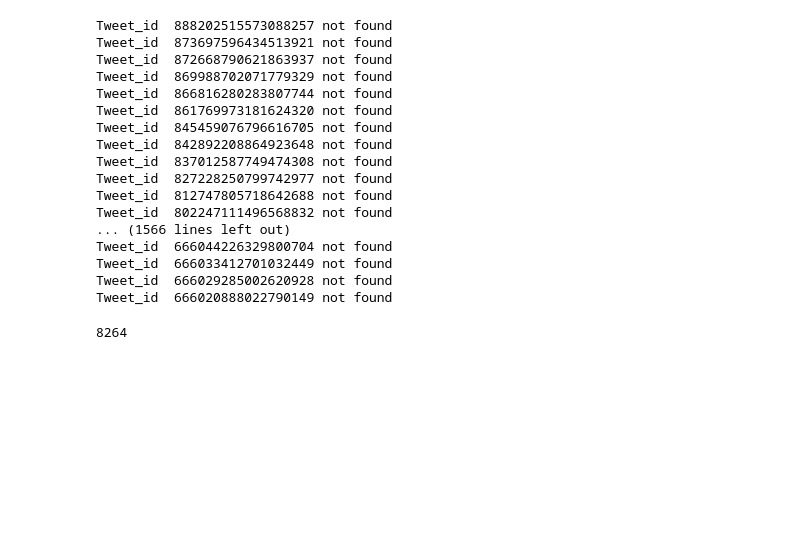
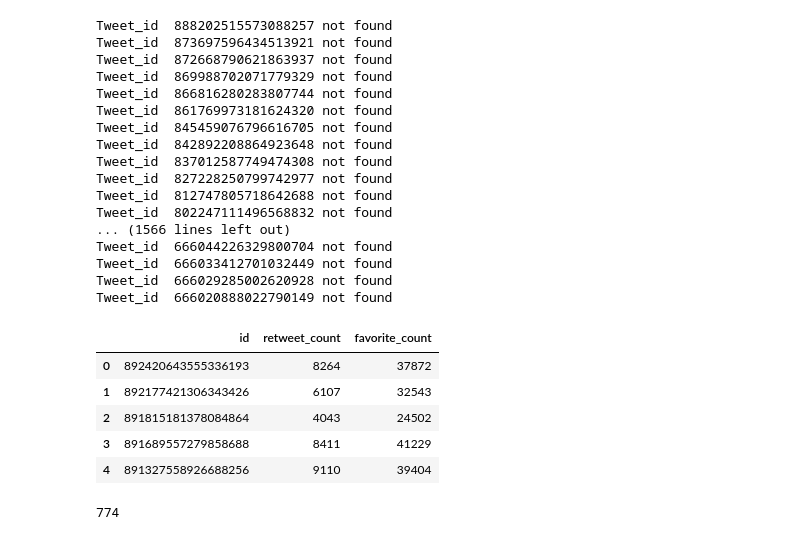
Before and after one commit to jgu1989/UdacityDataAnalystNanodegree, a Jupyter notebook: 4_Wrangle_Analyze/wrangle_act.ipynb, the cells around one changed output. Drawn from its saved outputs; the diff is of its cells as text; code cells hidden in the pictures; blank space fills up the shorter version.

Commit message:
Read json file and convert to dataframe

```diff
--- a/4_Wrangle_Analyze/wrangle_act.ipynb
+++ b/4_Wrangle_Analyze/wrangle_act.ipynb
@@ -25,8 +32,8 @@ auth.set_access_token(access_token, access_secret)
 
 api = tweepy.API(auth)
 
-
-with open('tweet_json.txt', 'w+') as outfile:
+fname = 'tweet_json.txt'
+with open(fname, 'w+') as outfile:
     for tweet_id in df.tweet_id:
         try:
             tweet = api.get_status(tweet_id, tweet_mode='extended')
@@ -53,7 +60,3 @@ Tweet_id  666044226329800704 not found
 Tweet_id  666033412701032449 not found
 Tweet_id  666029285002620928 not found
 Tweet_id  666020888022790149 not found
-# %%
-tweet._json['retweet_count']
-# %% [output]
-8264
@@ -63,0 +63,21 @@ open('google.ico', 'wb').write(r.content)
+# %%
+# read json file and convert to dataframe
+list_df = []
+column = ['id', 'retweet_count', 'favorite_count']
+with open(fname) as f:
+    for line in f:
+        data = json.loads(line)
+        list_df.append([data[k] for k in column ])
+df2 = pd.DataFrame(list_df, columns = column)
+df2.head()
+# %% [output]
+|  | id | retweet_count | favorite_count |
+| 0 | 892420643555336193 | 8264 | 37872 |
+| 1 | 892177421306343426 | 6107 | 32543 |
+| 2 | 891815181378084864 | 4043 | 24502 |
+| 3 | 891689557279858688 | 8411 | 41229 |
+| 4 | 891327558926688256 | 9110 | 39404 |
+# %%
+len(df2)
+# %% [output]
+774
```
Also changed, not shown: parts of 3 cells of this notebook.
